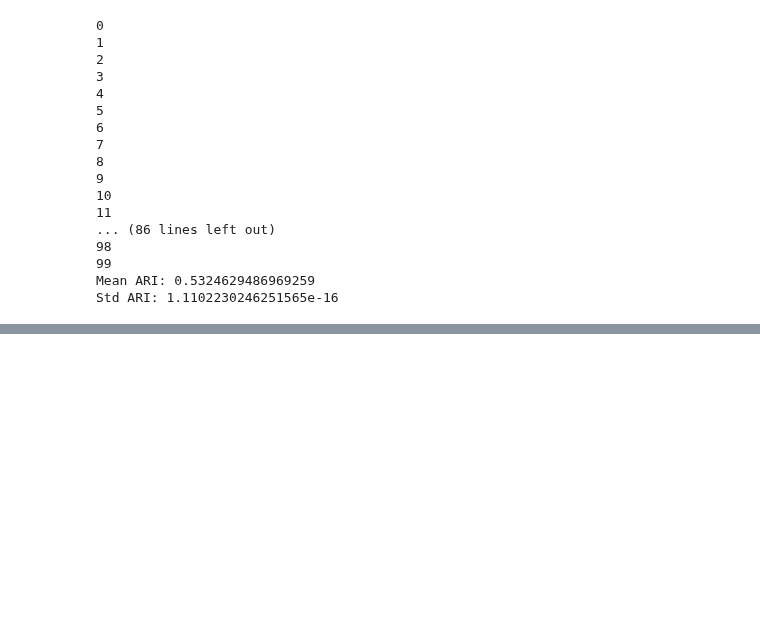
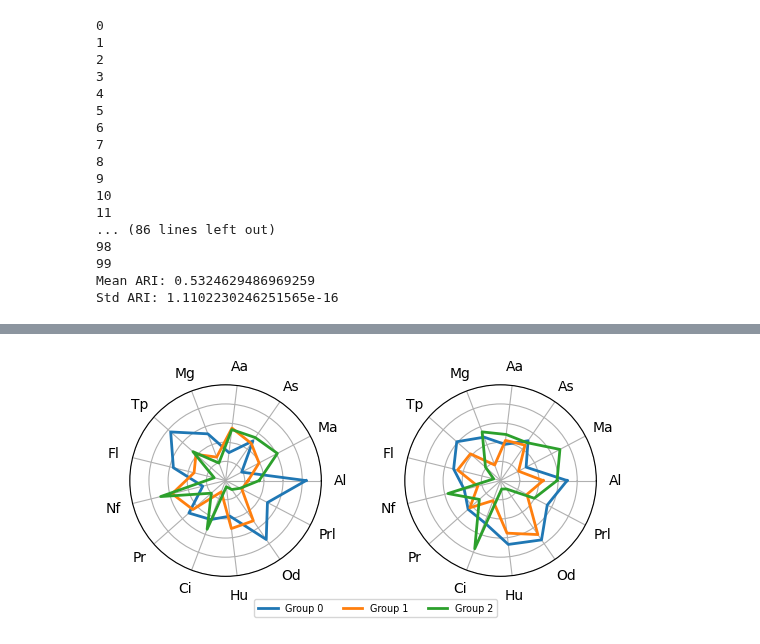
Before and after one commit to thomazcabral/Fuzzy_Clustering, a Jupyter notebook: mult_fuzzy_c_medoids/wine/mfcmdd_wine_ira.ipynb, the cells around one changed output, grey strips where cells are left out. Drawn from its saved outputs; the diff is of its cells as text; code cells hidden in the pictures; blank space fills up the shorter version.

```diff
--- a/mult_fuzzy_c_medoids/wine/mfcmdd_wine_ira.ipynb
+++ b/mult_fuzzy_c_medoids/wine/mfcmdd_wine_ira.ipynb
@@ -412,0 +424,66 @@ plt.show()
+# %%
+# First set of prototypes
+prototipos_E = np.array([
+    [0.83947368, 0.18972332, 0.5026738 , 0.29381443, 0.52173913,
+     0.76551724, 0.56118143, 0.24528302, 0.51104101, 0.43515358,
+     0.37398374, 0.74725275, 0.4935806 ],
+    [0.23514664, 0.39456456, 0.4716789,  0.5518277,  0.26217887,
+     0.41254552, 0.33896520, 0.57458625, 0.45545931, 0.1254780,
+     0.504593,   0.51,       0.19128741],
+    [0.35,        0.61067194, 0.54545455, 0.53608247, 0.19565217,
+     0.45517241, 0.12236287, 0.69811321, 0.19873817, 0.54351536,
+     0.06504065, 0.11355311, 0.17261056]
+])
+
+# Second set of prototypes
+prototipos_C = np.array([
+    [0.69462451, 0.30102398, 0.50486323, 0.38088541, 0.48462558, 0.61117455,
+     0.50463021, 0.39018754, 0.45255102, 0.47012358, 0.67152140, 0.75235684,
+     0.55011285],
+    [0.44473684, 0.21146245, 0.44919786, 0.42268041, 0.17391304, 0.42068966,
+     0.46202532, 0.24528302, 0.42902208, 0.22354949, 0.55284553, 0.68498168,
+     0.31098431],
+    [0.58947368, 0.69960474, 0.48128342, 0.48453608, 0.54347826, 0.21034483,
+     0.07383966, 0.56603774, 0.29652997, 0.76109215, 0.08943089, 0.10622711,
+     0.39728959]
+])
+
+labels = ['Al', 'Ma', 'As', 'Aa', 'Mg', 'Tp',
+          'Fl', 'Nf', 'Pr', 'Ci', 'Hu', 'Od', 'Prl']
+
+num_vars = len(labels)
+angles = np.linspace(0, 2 * np.pi, num_vars, endpoint=False).tolist()
+angles += angles[:1]
+# Two subplots side by side
+fig, axes = plt.subplots(1, 2, figsize=(5.65, 2.825), subplot_kw=dict(polar=True))
+
+# Function to plot radar (no legend here)
+def plot_radar(ax, prototipos):
+    for i, prototipo in enumerate(prototipos):
+        data = np.concatenate((prototipo, [prototipo[0]]))
+        ax.plot(angles, data, label=f'Group {i}', linewidth=2)
+    ax.set_thetagrids(np.degrees(angles[:-1]), labels)
+
+    # --- THIS IS THE FIX ---
+    # Force the radial axis (y-axis) to range from 0 to 1
+    ax.set_ylim(0, 1)
+
+    # This line (which you already had) hides the labels like "0.2", "0.4"
+    ax.set_yticklabels([])
+
+# Left: MFCMd-E
+plot_radar(axes[0], prototipos_E)
+
+# Right: MFCMd-C
+plot_radar(axes[1], prototipos_C)
+
+# Extract legend handles/labels from the first axis
+handles, labels_legend = axes[0].get_legend_handles_labels()
+
+# Place one shared legend at the bottom center
+fig.legend(handles, labels_legend, loc='lower center', bbox_to_anchor=(0.52, 0.05), ncol=3, fontsize='x-small')
+plt.tight_layout(rect=[0, 0.1, 1, 1])
+plt.savefig("Figure_9.pdf", format="pdf", bbox_inches="tight")
+plt.show()
+# %% [output]
+[figure, added]
```
Also changed, not shown: parts of 5 cells of this notebook, 38 other files.
